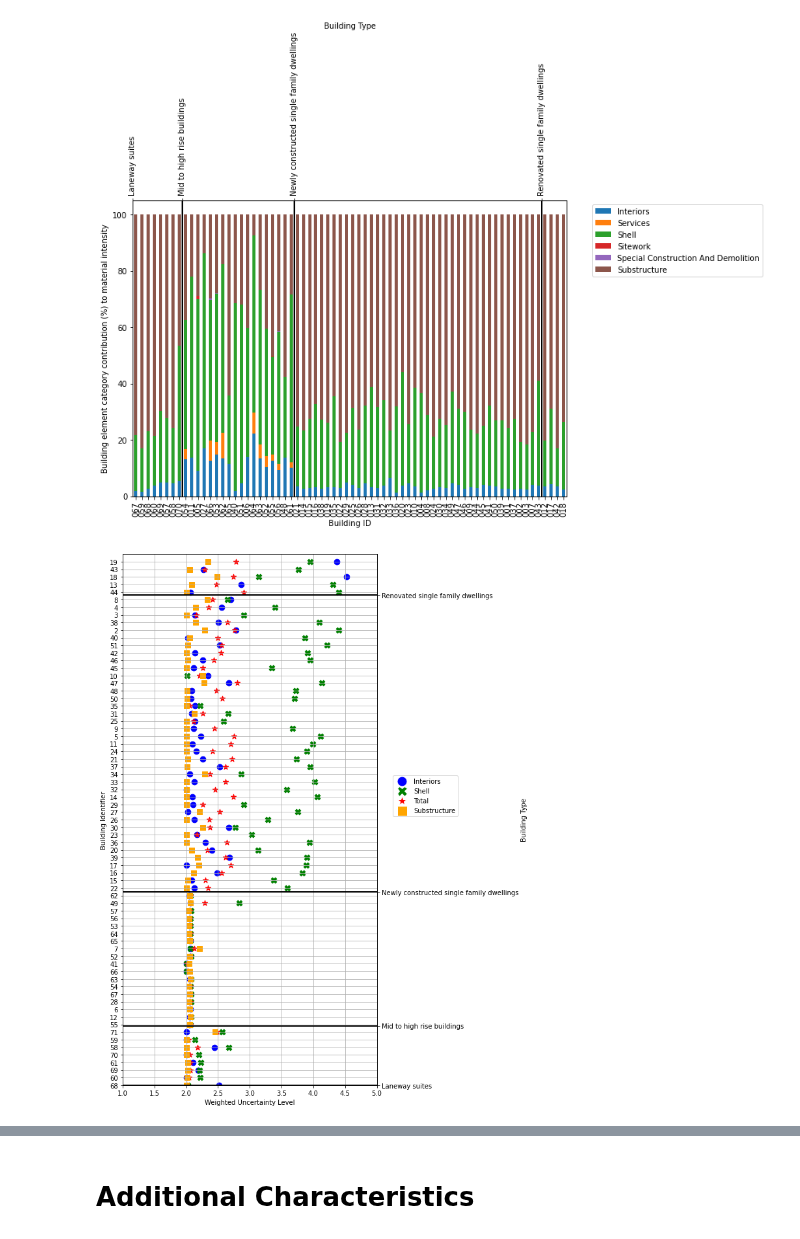
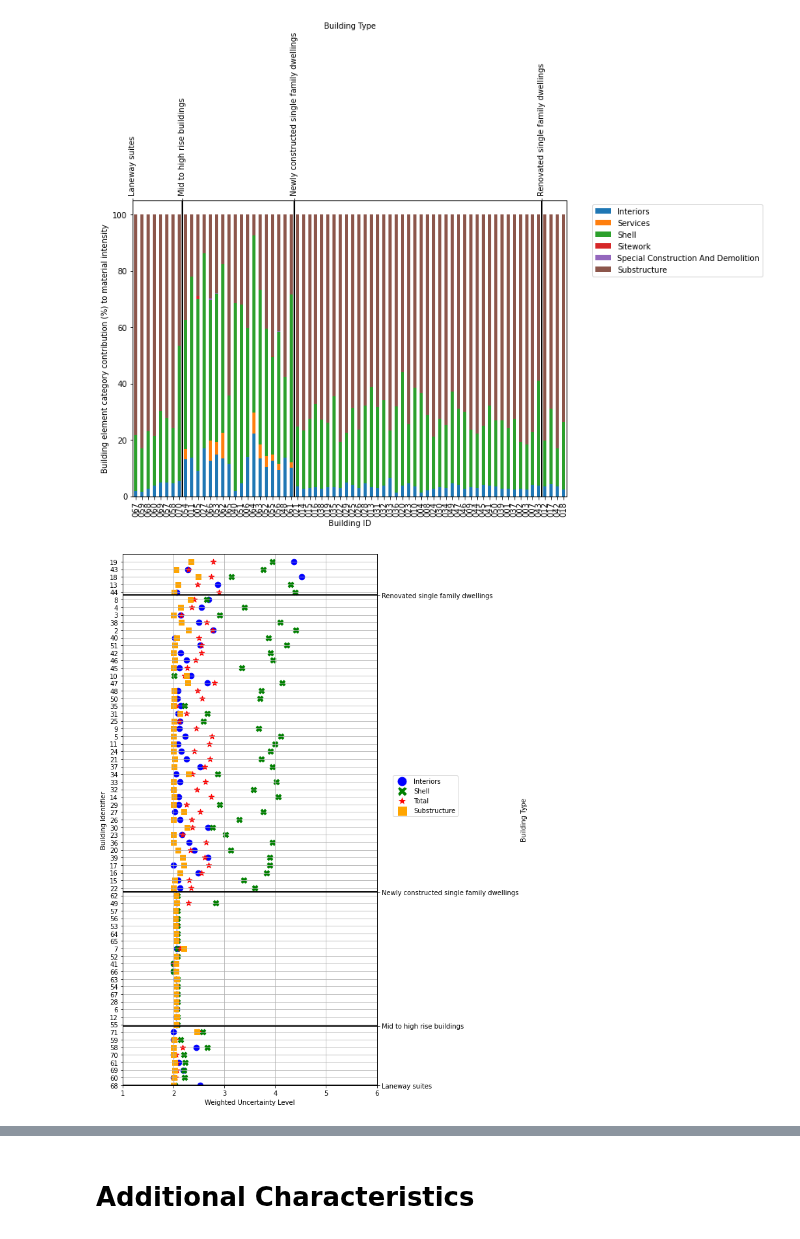
Before and after one commit to alexwolson/A-Construction-Classification-System-Database-for-Understanding-Resource-Use-in-Buildings, a Jupyter notebook: Sample Code/Sample.ipynb, the cells around one changed output, grey strips where cells are left out. Saved outputs shown, nothing was run; the diff lists cells and outputs as text; code cells hidden in the pictures.

```diff
--- a/Sample Code/Sample.ipynb
+++ b/Sample Code/Sample.ipynb
@@ -562,32 +561,32 @@ toplot_out = toplot_out.sort_values('Building Type')
 # %%
 from matplotlib.lines import Line2D
 fig, ax = plt.subplots(figsize=(7,15))
-ax.set_xlim(1,5)
+ax.set_xlim(1,6)
 ax.set_ylim(0,len(toplot_out))
 # ax.set_yticks(toplot_out['index'])
 handles = []
 for v,m,c in [('Interiors','o','blue'),('Shell','X','green'),('Total','*','red'),('Substructure','s','orange')]:
     ax.scatter(x=toplot_out[v].values,y=toplot_out['index'].values, marker=m, color=c, s=75)
     handles.append(
         Line2D([0], [0], marker=m, color='w', label=v,
                               markerfacecolor=c, markersize=15)
     )
 plt.legend(handles=handles,bbox_to_anchor=(1.05, 0.5), loc='lower left')
 plt.ylabel('Building Identifier')
 plt.xlabel('Weighted Uncertainty Level')
 plt.grid()
 ax2 = ax.twinx()
 ax2.set_ylim(0, len(toplot_out))
 ax2.set_yticks([k-1.5 for k,v in enumerate(toplot_out['Building Type'].values) if v != toplot_out['Building Type'].values[k-1] or k==0])
 # for tick in ax2.get_yticklabels():
 #     tick.set_rotation(90)
 ax2.set_yticklabels([v for k,v in enumerate(toplot_out['Building Type'].values) if v != toplot_out['Building Type'].values[k-1] or k==0])
 ax2.set_ylabel("Building Type")
 
 
 plt.grid(color='black',linewidth=2)
 # %% [output]
-[figure, old version]
+[figure, new version]
 # %%
 toplot_out
 # %% [output]
```
Also changed, not shown: parts of 4 cells of this notebook, 7 other files.
